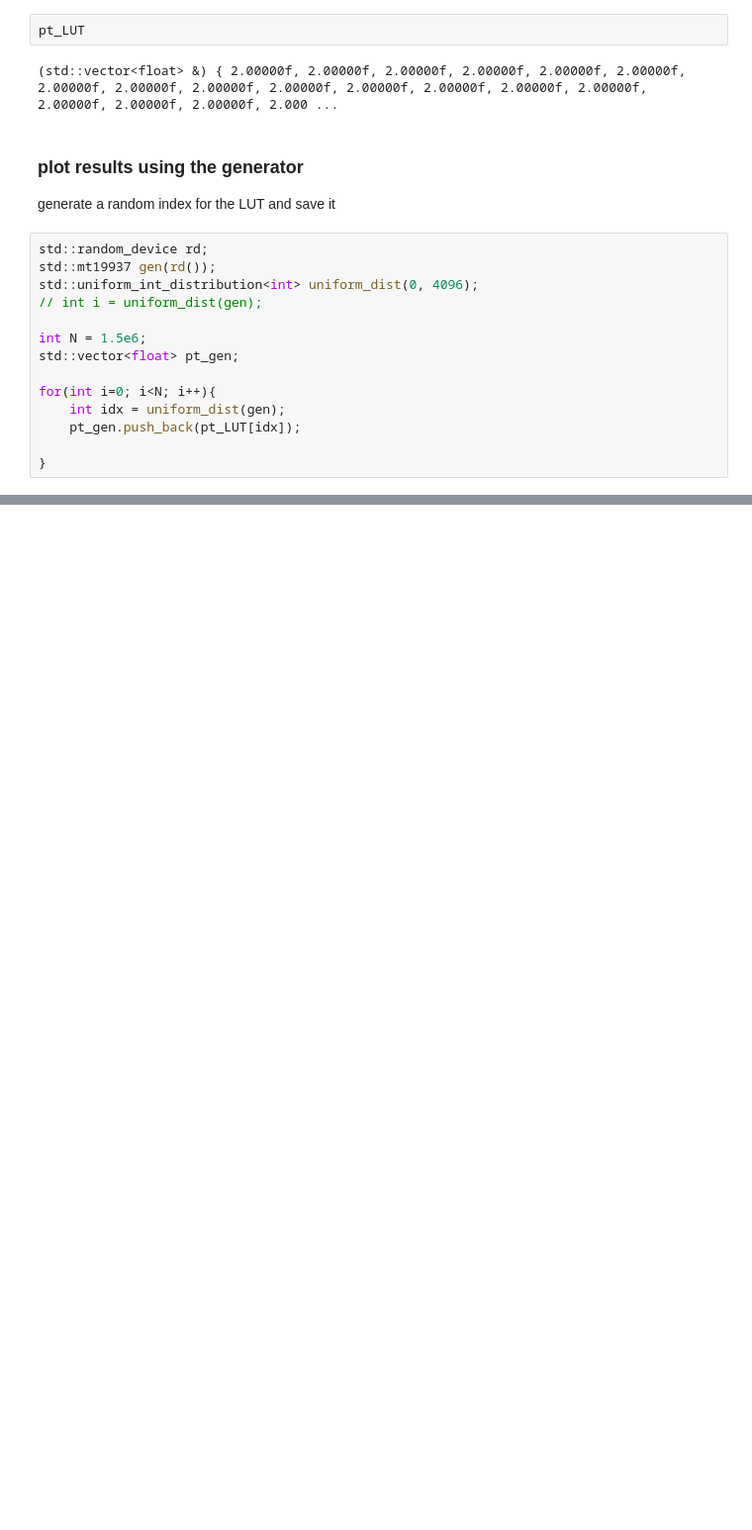
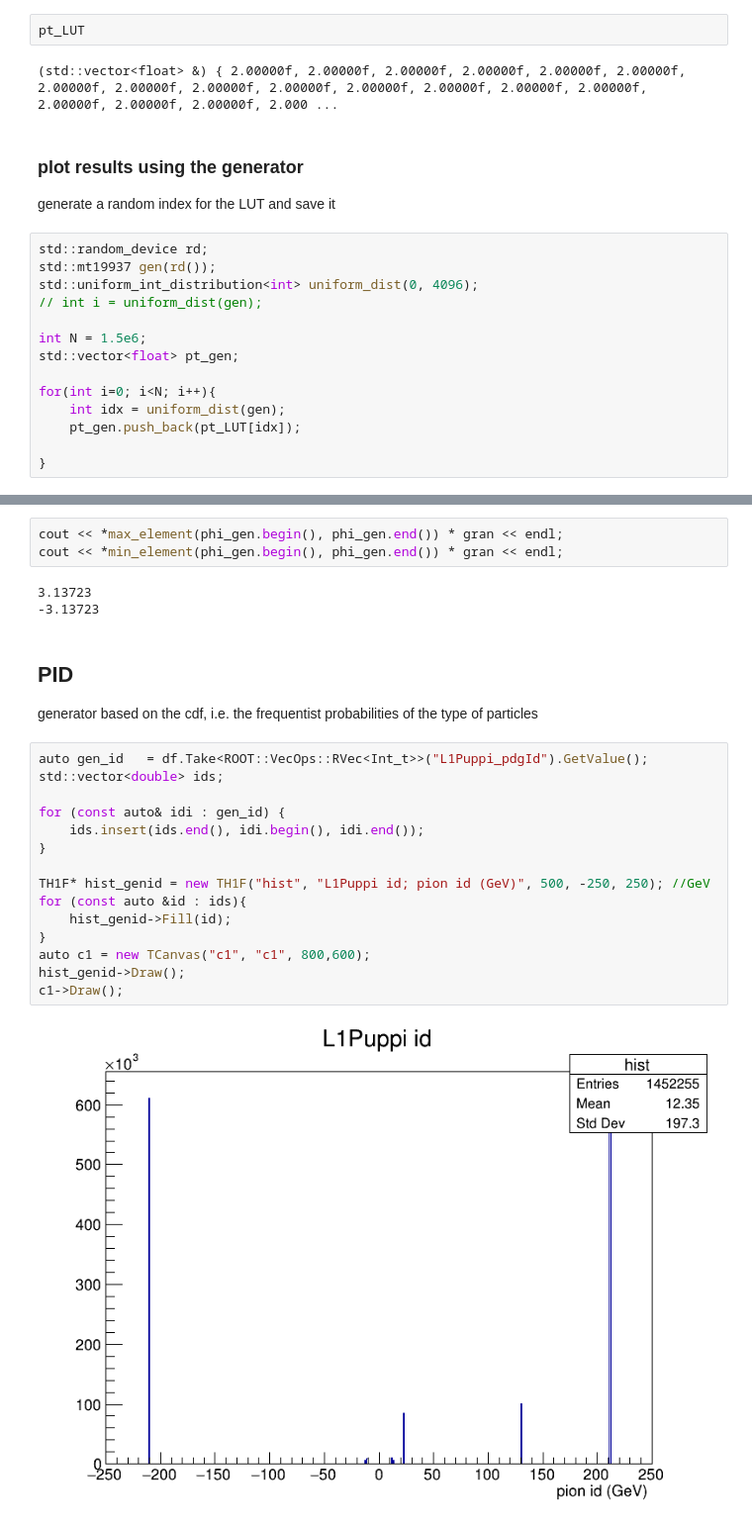
Before and after one commit to PietroCappelli/W3Pi_Analysis, a Jupyter notebook: w3pi_analysis/pt_generator.ipynb, the cells around one changed output, grey strips where cells are left out. Shown: that part at 99% size. Drawn from its saved outputs; the diff is of its cells as text; blank space fills up the shorter version.

```diff
--- a/w3pi_analysis/pt_generator.ipynb
+++ b/w3pi_analysis/pt_generator.ipynb
@@ -169,0 +260,26 @@ Warning in <TROOT::Append>: Replacing existing TH1: hist (Potential memory leak)
+# %%
+cout << *max_element(phi_gen.begin(), phi_gen.end()) * gran << endl;
+cout << *min_element(phi_gen.begin(), phi_gen.end()) * gran << endl;
+# %% [output]
+3.13723
+-3.13723
+# %% [markdown]
+## PID
+generator based on the cdf, i.e. the frequentist probabilities of the type of particles
+# %%
+auto gen_id   = df.Take<ROOT::VecOps::RVec<Int_t>>("L1Puppi_pdgId").GetValue();
+std::vector<double> ids;
+
+for (const auto& idi : gen_id) {
+    ids.insert(ids.end(), idi.begin(), idi.end());
+}
+
+TH1F* hist_genid = new TH1F("hist", "L1Puppi id; pion id (GeV)", 500, -250, 250); //GeV
+for (const auto &id : ids){
+    hist_genid->Fill(id);
+}
+auto c1 = new TCanvas("c1", "c1", 800,600);
+hist_genid->Draw();
+c1->Draw();
+# %% [output]
+[figure, added]
```
Also changed, not shown: parts of 18 cells of this notebook.
